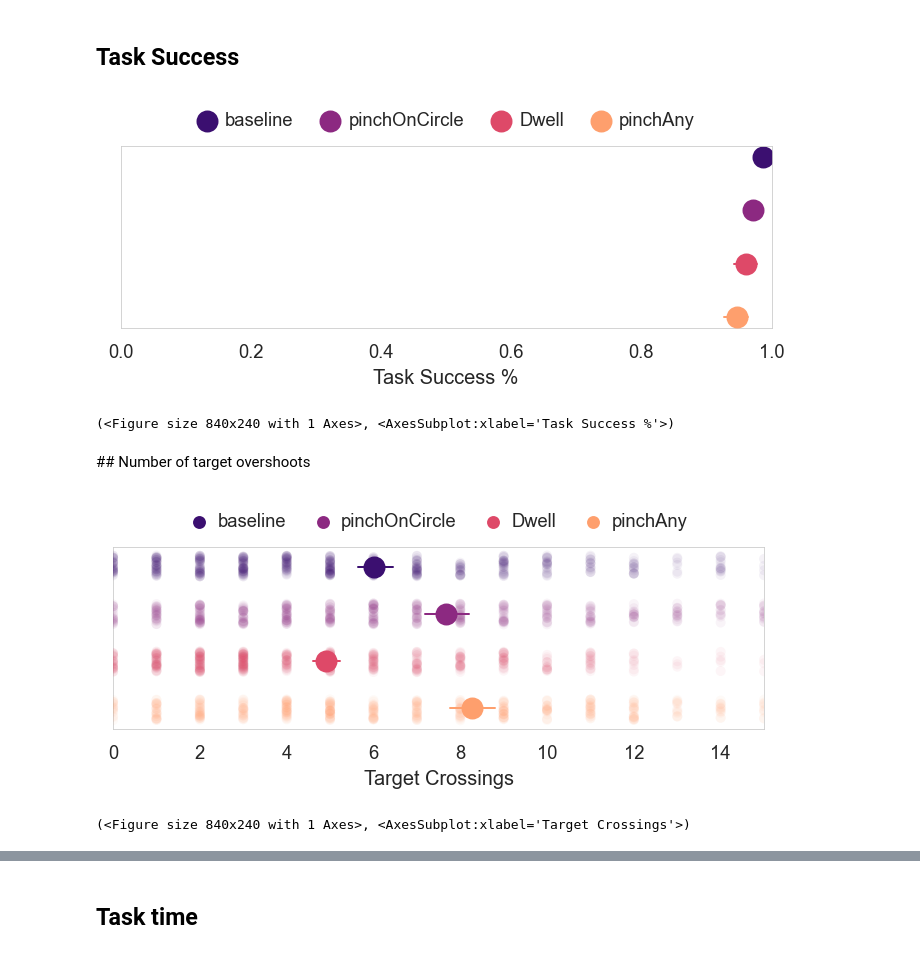
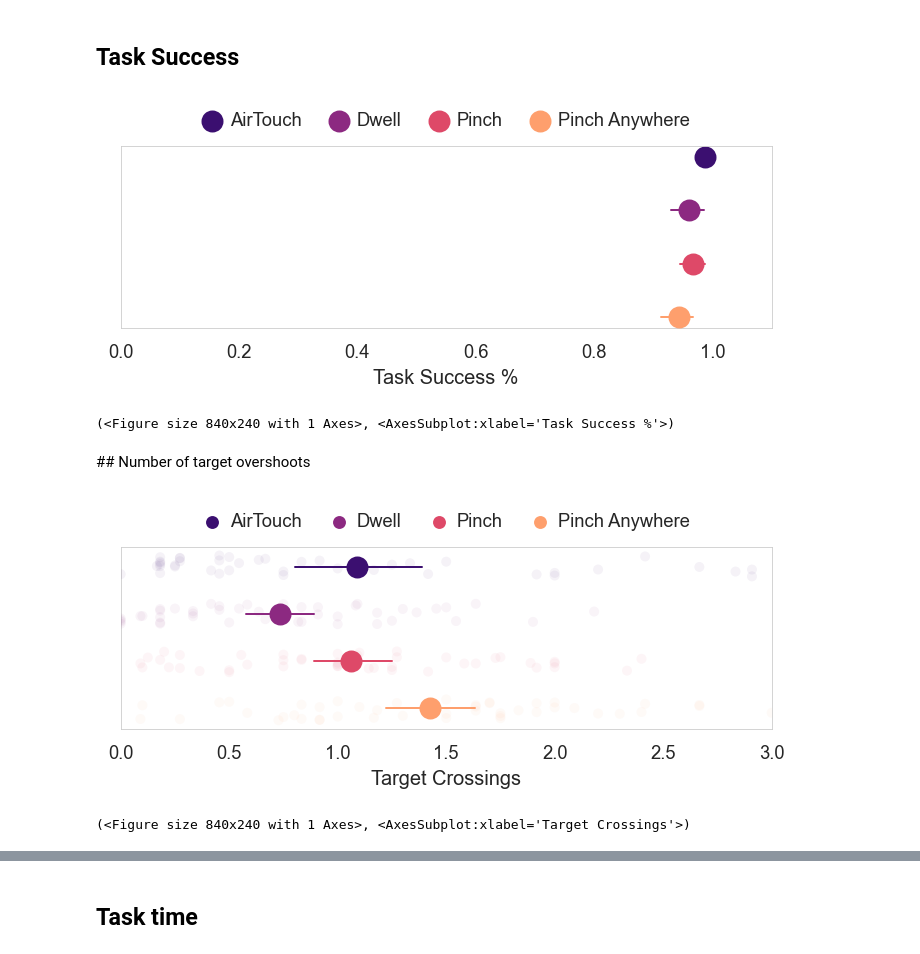
Before and after one commit to KieranWaugh/Push-or-Pinch-Exploring-Slider-Control-Gestures-for-Touchless-User-Interfaces, a Jupyter notebook: Analysis/Analysis.ipynb, the cells around one changed output, grey strips where cells are left out. Cells and saved outputs as stored; diff of their text form; code cells hidden in the pictures.

```diff
--- a/Analysis/Analysis.ipynb
+++ b/Analysis/Analysis.ipynb
@@ -335,6 +400,21 @@ def point_plot(df, dv, iv, n_iv, max_x, xlab="", ylab="", show_grid=False, show_
 
     # Adjust legend
     handles, labels = axis.get_legend_handles_labels()
+
+    for i, label in enumerate(labels):
+        if label == "pinchAny":
+            labels[i] = "Pinch Anywhere"
+        elif label == "pinchOnCircle":
+            labels[i] = "Pinch"
+        elif label == "baseline":
+            labels[i] = "AirTouch"
+        elif label == "alphaSelector":
+            labels[i] = "Alphabet"
+        elif label == "digitSelector":
+            labels[i] = "Digits"
+        elif label == "shapeMove":
+            labels[i] = "Scale"
+
     axis.legend(handles[0:n_iv], labels[0:n_iv], handletextpad=0, columnspacing=1, loc="lower center", ncol=4, frameon=False, bbox_to_anchor=(0.493, 1.0))
 
     # Adjust axes
@@ -385,6 +465,21 @@ def point_plot_2f(df, dv, iv1, iv2, n_iv1, n_iv2, xlim=(0, 1), xlab="", ylab="",
 
     # Adjust legend
     handles, labels = axis.get_legend_handles_labels()
+
+    for i, label in enumerate(labels):
+        if label == "pinchAny":
+            labels[i] = "Pinch Anywhere"
+        elif label == "pinchOnCircle":
+            labels[i] = "Pinch"
+        elif label == "baseline":
+            labels[i] = "AirTouch"
+        elif label == "alphaSelector":
+            labels[i] = "Alphabet"
+        elif label == "digitSelector":
+            labels[i] = "Digits"
+        elif label == "shapeMove":
+            labels[i] = "Scale"
+
     axis.legend(handles[0:n_iv1], labels[0:n_iv1], handletextpad=0, columnspacing=1, loc="lower center", ncol=n_iv1, frameon=False, bbox_to_anchor=(0.493, 1.0))
 
     # Adjust axes
@@ -449,14 +544,14 @@ point_plot_2f(data_filtered, "ErrorDistance", "Task", "Condition", n_iv1=4, n_iv
 # %% [markdown]
 ## Task Success
 # %%
-point_plot(data_filtered, "Success", "Condition", 4, 1.0, "Task Success %", plot_w=7, plot_h=2, show_all=False)
+point_plot(data_agg, "Success", "Condition", 4, 1.1, "Task Success %", plot_w=7, plot_h=2, show_all=False)
 # %% [output]
-[figure, old version]
+[figure, new version]
 (<Figure size 840x240 with 1 Axes>, <AxesSubplot:xlabel='Task Success %'>)
 # %% [markdown]
 ## Number of target overshoots
 # %%
-point_plot(data_filtered, "Overshoots", "Condition", 4, 15, "Target Crossings", plot_w=7, plot_h=2, show_all=False)
+point_plot(data_agg, "Overshoots", "Condition", 4, 3, "Target Crossings", plot_w=7, plot_h=2, show_all=True)
 # %% [output]
-[figure, old version]
+[figure, new version]
 (<Figure size 840x240 with 1 Axes>, <AxesSubplot:xlabel='Target Crossings'>)
```
Also changed, not shown: parts of 18 cells of this notebook, 17 other files.
